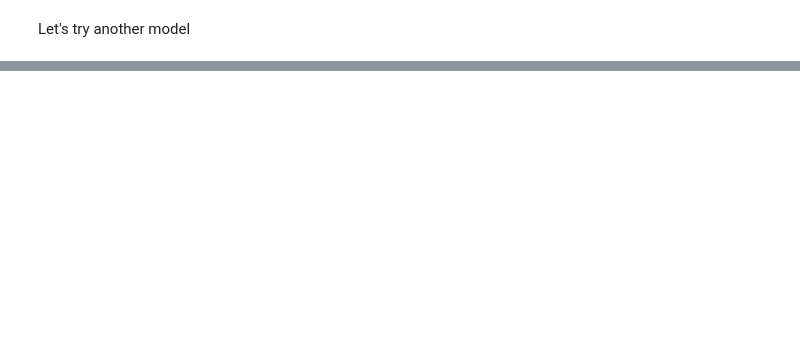
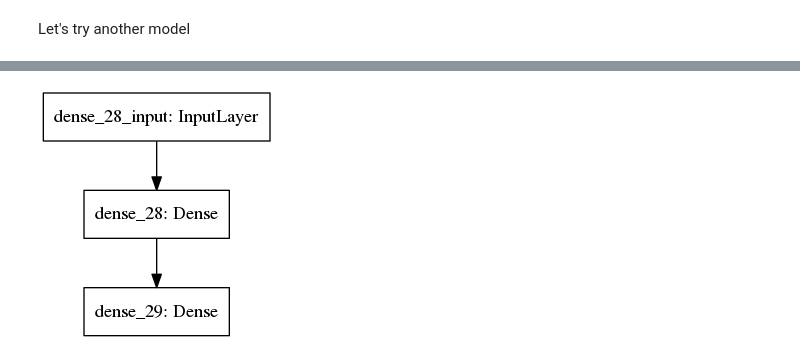
Before and after one commit to AaruranE/FuncNet, a Jupyter notebook: LearningPoly.ipynb, the cells around one changed output, grey strips where cells are left out. Drawn from its saved outputs; the diff is of its cells as text; code cells hidden in the pictures; blank space fills up the shorter version.

Commit message:
Edited upshot to be more accurate to result 1's goal, and included images for model2

```diff
--- a/LearningPoly.ipynb
+++ b/LearningPoly.ipynb
@@ -129,8 +126,8 @@ Let's try another model
 # %%
 model2 = Sequential()
 model2.add(Dense(1, input_shape=(1,), kernel_initializer='random_uniform', use_bias=False))
-model2.add(Dense(1, input_shape=(1,), kernel_initializer='random_uniform', use_bias=False))
-model2.compile(optimizer=optimizers.sgd(), loss=losses.mean_squared_error)
+model2.add(Dense(1, input_shape=(2,), kernel_initializer='random_uniform', use_bias=False))
+model2.compile(optimizer=optimizers.adagrad(), loss=losses.mean_squared_error)
 model2.fit(x1,y1)
 score2 = model.evaluate(x2,y2)
 print(score2)
@@ -154,0 +152,6 @@ Epoch 10/10
+# %%
+file2 = 'model2.png'
+plot_model(model2, to_file=file2)
+Image(file2)
+# %% [output]
+[figure, added]
```
Also changed, not shown: parts of 13 cells of this notebook, 1 other file.
